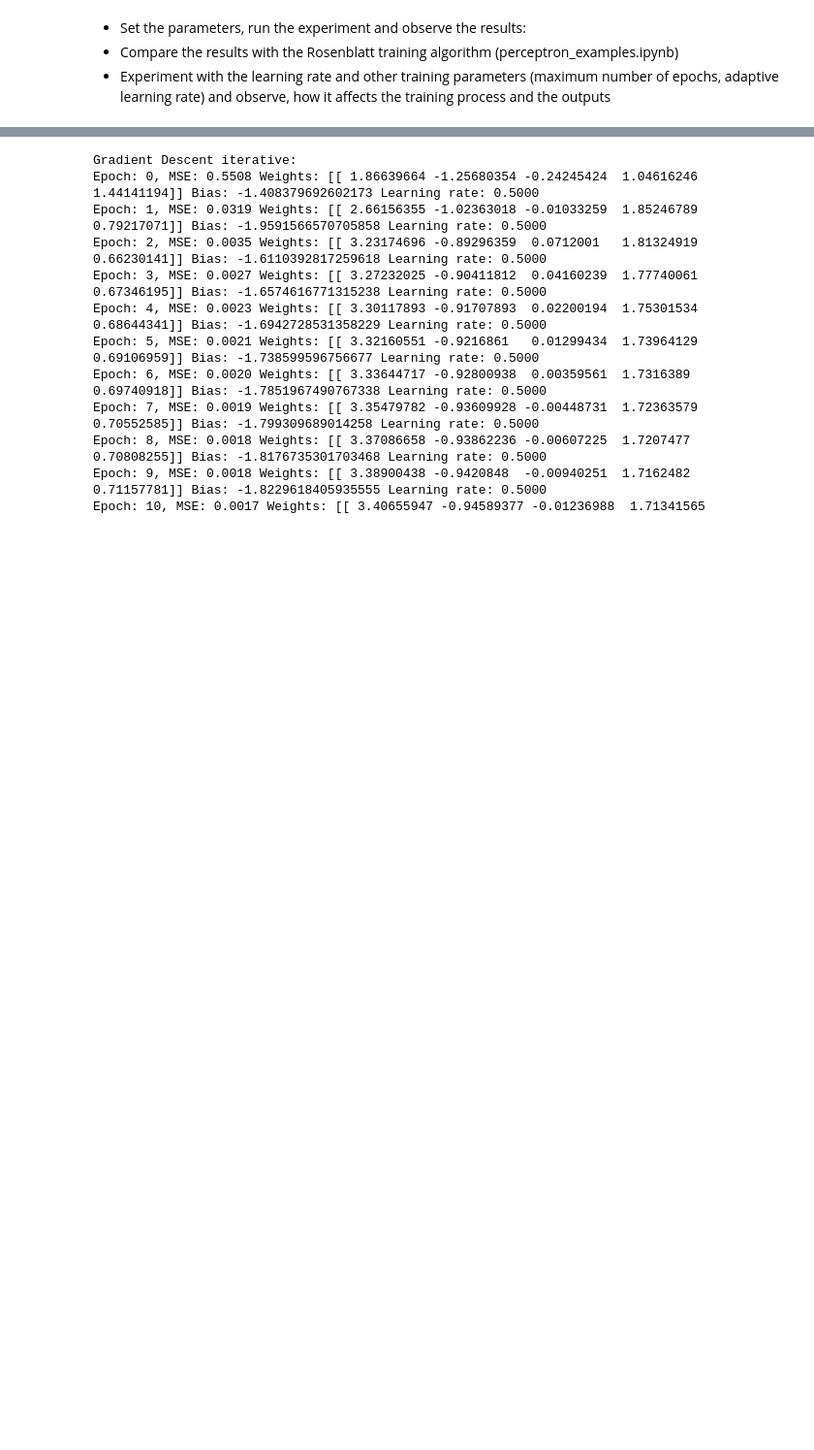
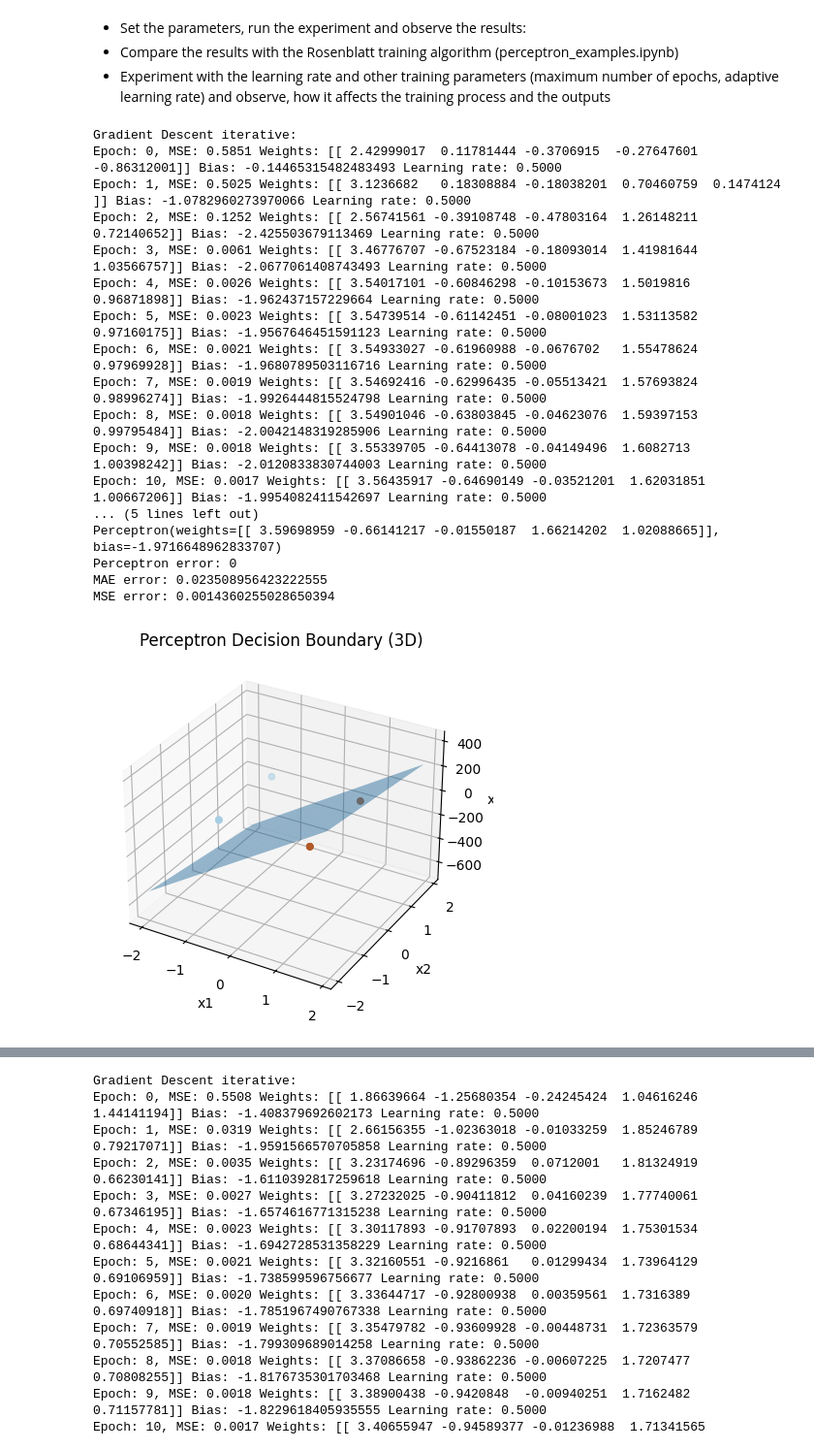
Before and after one commit to SummerSnow-flake/NS, a Jupyter notebook: week04/tanh_perceptron.ipynb, the cells around one changed output, grey strips where cells are left out. Shown at 97% size. Saved outputs shown, nothing was run; the diff lists cells and outputs as text; code cells hidden in the pictures; blank space fills up the shorter version.

```diff
--- a/week04/tanh_perceptron.ipynb
+++ b/week04/tanh_perceptron.ipynb
@@ -564,7 +564,7 @@ def run_example_multiple_times(experiment_results, training_data, testing_data,
 - We predict whether a patient will have a gallbladder attack, depending on whether they ate a salad, pork belly, and whether they took medication.
 # %%
 #My skiing trip
-def example_gallblader_attack():
+def example_skiing():
   inputs = np.array([[1, 1,1,1,-1], [1,1,1,1,1], [1,1,1,-1,-1],[1,1,-1,-1,-1], [1, -1, -1, 1, 1], [1, -1, -1, 1, 1], [-1, 1, 1, 1, 1],
                    [-1, -1, -1, -1, -1], [-1, -1, 1, 1, 1], [-1, -1, -1, 1, 1], [-1, -1, -1, -1, 1], [-1, 1, -1, -1, -1], [1, -1, -1, 1, -1], [1, -1, -1, -1, 1]])
   true_outputs = np.array([1, 1, -1,-1, 1, 1, -1, -1, -1, -1, -1, -1, 1, 1])
@@ -594,3 +594,55 @@ def example_gallblader_attack():
 - Set the parameters, run the experiment and observe the results:
 - Compare the results with the Rosenblatt training algorithm (perceptron_examples.ipynb)
 - Experiment with the learning rate and other training parameters (maximum number of epochs, adaptive learning rate) and observe, how it affects the training process and the outputs
+# %%
+# Data and parameters:  #My skiing trip
+inputs, true_outputs = example_skiing()
+data_description = "Skiing trip"
+
+print_progress = True
+activation = 'tanh' #popř. linear pro lineární regresi
+learning_rate = 0.5
+init_method = 'random'
+adaptive_learning_rate = False
+min_error = 0.0001
+epochs = 15
+
+# Train the linear neuron:
+perceptron = Perceptron(inputs.shape[1], activation, init_method)
+# perceptron.set_weights(np.array([10000, 10000]), 10000) # set weights to large values
+train_errors, val_errors =  perceptron.gradient_descent_iterative(inputs, true_outputs, learning_rate, epochs, adaptive_learning_rate, min_error, print_progress=print_progress)
+# Print summary:
+print(perceptron)
+real_outputs = perceptron.forward(inputs) # forward for the whole dataset
+error = perceptron_error(true_outputs, real_outputs)
+print(f"Perceptron error: {error}")
+print(f"MAE error: {MAE_error(true_outputs, real_outputs)}")
+print(f"MSE error: {MSE_error(true_outputs, real_outputs)}")
+plot_decision_boundary_3D(perceptron, inputs, true_outputs)
+plot_error_progress(train_errors, val_errors)
+
+# Create a pandas DataFrame for a nice table
+import pandas as pd
+df = pd.DataFrame(columns=['Input', 'Predicted', 'True'])
+for inputs, label in zip(inputs, true_outputs):
+    df.loc[len(df)] = {'Input': inputs, 'Predicted': perceptron.forward(inputs), 'True': label}
+df
+# %% [output]
+Gradient Descent iterative:
+Epoch: 0, MSE: 0.5851 Weights: [[ 2.42999017  0.11781444 -0.3706915  -0.27647601 -0.86312001]] Bias: -0.14465315482483493 Learning rate: 0.5000
+Epoch: 1, MSE: 0.5025 Weights: [[ 3.1236682   0.18308884 -0.18038201  0.70460759  0.1474124 ]] Bias: -1.0782960273970066 Learning rate: 0.5000
+Epoch: 2, MSE: 0.1252 Weights: [[ 2.56741561 -0.39108748 -0.47803164  1.26148211  0.72140652]] Bias: -2.425503679113469 Learning rate: 0.5000
+Epoch: 3, MSE: 0.0061 Weights: [[ 3.46776707 -0.67523184 -0.18093014  1.41981644  1.03566757]] Bias: -2.0677061408743493 Learning rate: 0.5000
+Epoch: 4, MSE: 0.0026 Weights: [[ 3.54017101 -0.60846298 -0.10153673  1.5019816   0.96871898]] Bias: -1.962437157229664 Learning rate: 0.5000
+Epoch: 5, MSE: 0.0023 Weights: [[ 3.54739514 -0.61142451 -0.08001023  1.53113582  0.97160175]] Bias: -1.9567646451591123 Learning rate: 0.5000
+Epoch: 6, MSE: 0.0021 Weights: [[ 3.54933027 -0.61960988 -0.0676702   1.55478624  0.97969928]] Bias: -1.9680789503116716 Learning rate: 0.5000
+Epoch: 7, MSE: 0.0019 Weights: [[ 3.54692416 -0.62996435 -0.05513421  1.57693824  0.98996274]] Bias: -1.9926444815524798 Learning rate: 0.5000
+Epoch: 8, MSE: 0.0018 Weights: [[ 3.54901046 -0.63803845 -0.04623076  1.59397153  0.99795484]] Bias: -2.0042148319285906 Learning rate: 0.5000
+Epoch: 9, MSE: 0.0018 Weights: [[ 3.55339705 -0.64413078 -0.04149496  1.6082713   1.00398242]] Bias: -2.0120833830744003 Learning rate: 0.5000
+Epoch: 10, MSE: 0.0017 Weights: [[ 3.56435917 -0.64690149 -0.03521201  1.62031851  1.00667206]] Bias: -1.9954082411542697 Learning rate: 0.5000
+... (5 lines left out)
+Perceptron(weights=[[ 3.59698959 -0.66141217 -0.01550187  1.66214202  1.02088665]], bias=-1.9716648962833707)
+Perceptron error: 0
+MAE error: 0.023508956423222555
+MSE error: 0.0014360255028650394
+[figure, added]
```
Also changed, not shown: parts of 1 cell of this notebook.
